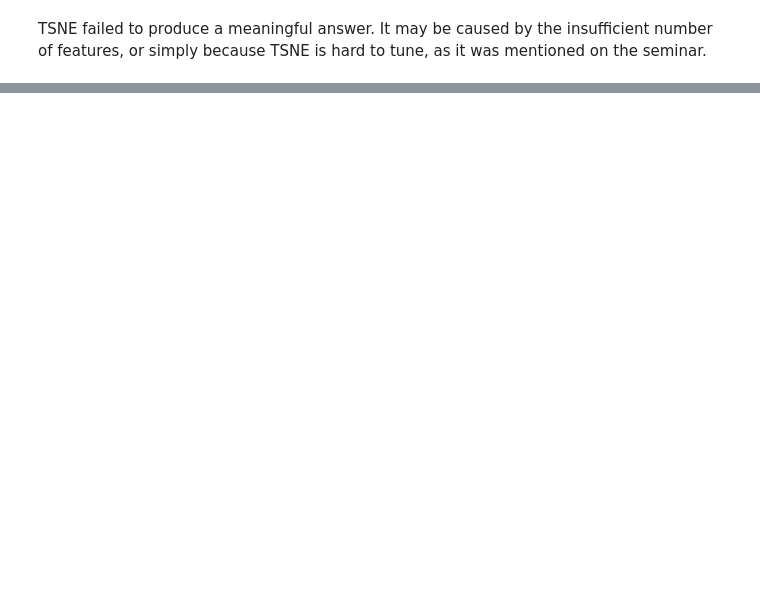
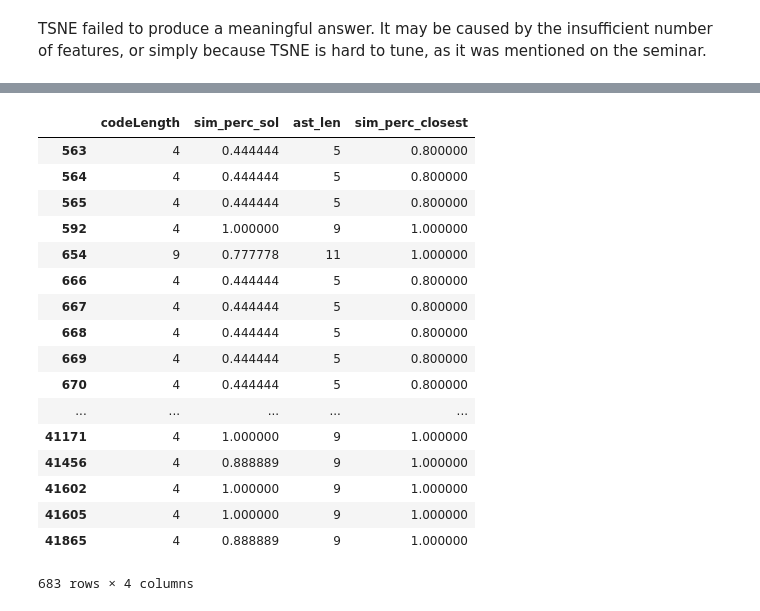
Before and after one commit to rastislavpapco/adaptive-learning-lab, a Jupyter notebook: adaptlearning.ipynb, the cells around one changed output, grey strips where cells are left out. Drawn from its saved outputs; the diff is of its cells as text; code cells hidden in the pictures; blank space fills up the shorter version.

```diff
--- a/adaptlearning.ipynb
+++ b/adaptlearning.ipynb
@@ -346,0 +432,21 @@ TSNE failed to produce a meaningful answer. It may be caused by the insufficient
+# %%
+task_df_parsed
+# %% [output]
+|  | codeLength | sim_perc_sol | ast_len | sim_perc_closest |
+| 563 | 4 | 0.444444 | 5 | 0.800000 |
+| 564 | 4 | 0.444444 | 5 | 0.800000 |
+| 565 | 4 | 0.444444 | 5 | 0.800000 |
+| 592 | 4 | 1.000000 | 9 | 1.000000 |
+| 654 | 9 | 0.777778 | 11 | 1.000000 |
+| 666 | 4 | 0.444444 | 5 | 0.800000 |
+| 667 | 4 | 0.444444 | 5 | 0.800000 |
+| 668 | 4 | 0.444444 | 5 | 0.800000 |
+| 669 | 4 | 0.444444 | 5 | 0.800000 |
+| 670 | 4 | 0.444444 | 5 | 0.800000 |
+| ... | ... | ... | ... | ... |
+| 41171 | 4 | 1.000000 | 9 | 1.000000 |
+| 41456 | 4 | 0.888889 | 9 | 1.000000 |
+| 41602 | 4 | 1.000000 | 9 | 1.000000 |
+| 41605 | 4 | 1.000000 | 9 | 1.000000 |
+| 41865 | 4 | 0.888889 | 9 | 1.000000 |
+683 rows × 4 columns
```
Also changed, not shown: parts of 6 cells of this notebook.
